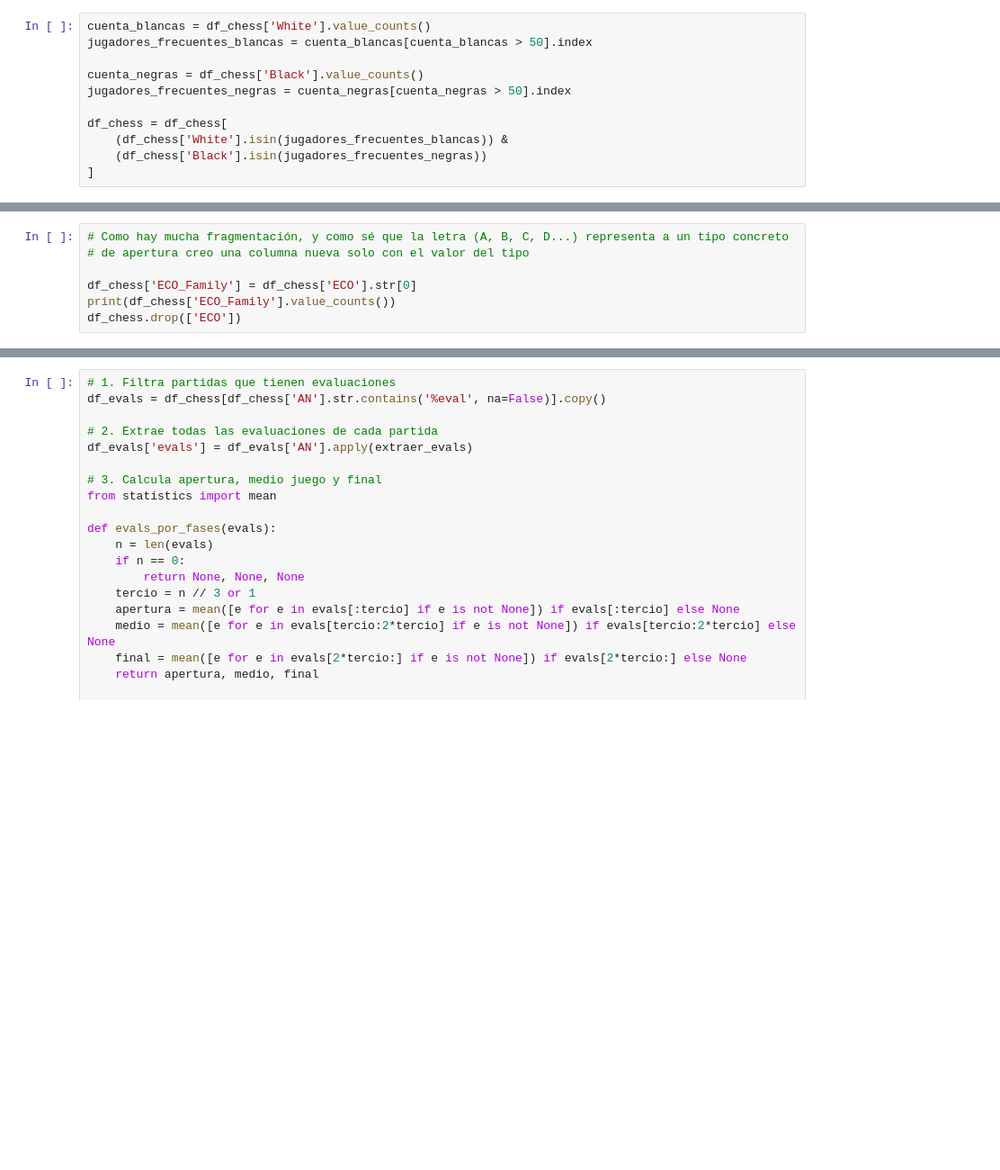
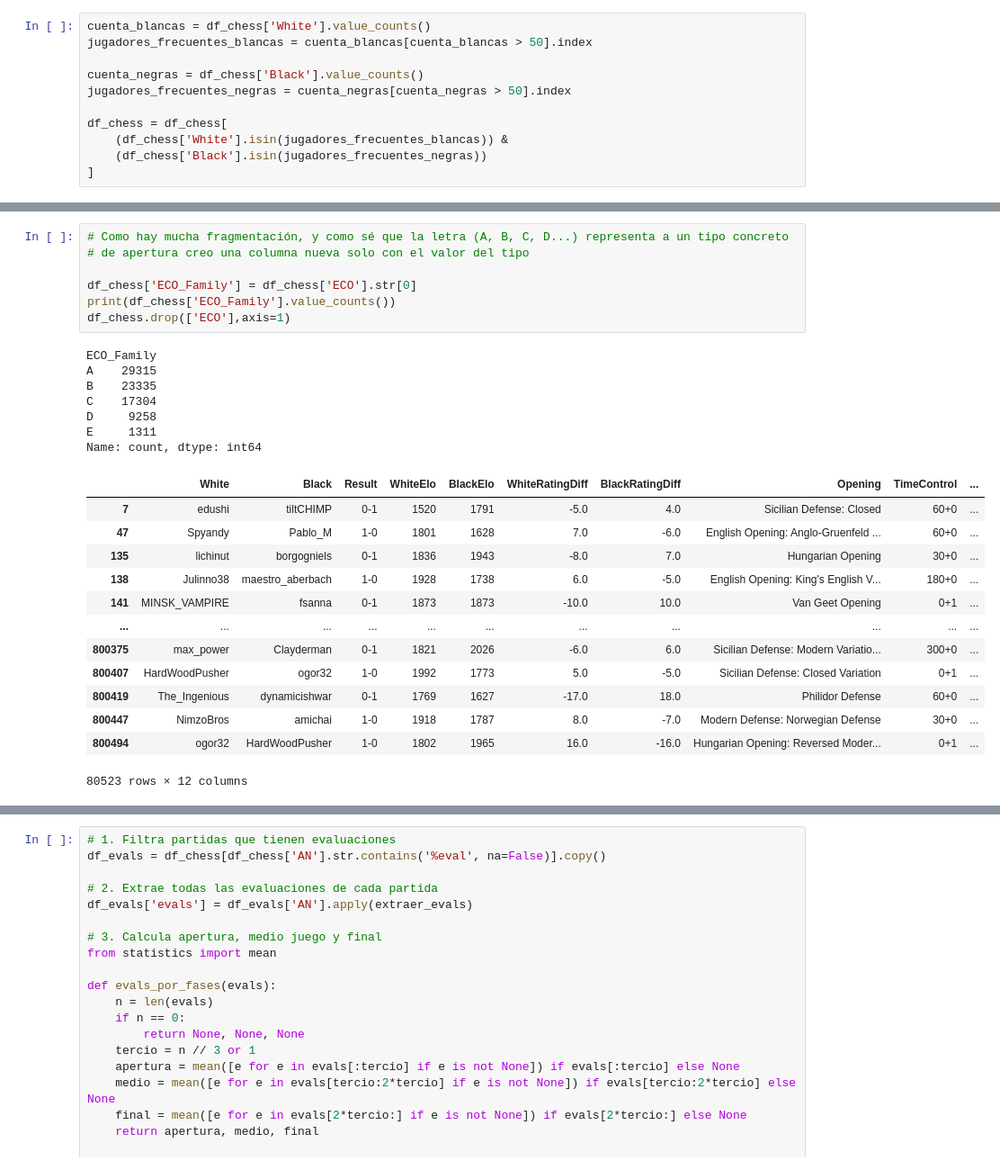
Before and after one commit to eortas/ML_Chess, a Jupyter notebook: notebooks/chess.ipynb, the cells around one changed output, grey strips where cells are left out. Shown at 90% size. Saved outputs shown, nothing was run; the diff lists cells and outputs as text; blank space fills up the shorter version.

```diff
--- a/notebooks/chess.ipynb
+++ b/notebooks/chess.ipynb
@@ -58,10 +197,31 @@ df_chess['ECO'].value_counts()
 # %%
 # Como hay mucha fragmentación, y como sé que la letra (A, B, C, D...) representa a un tipo concreto
 # de apertura creo una columna nueva solo con el valor del tipo
 
 df_chess['ECO_Family'] = df_chess['ECO'].str[0]
 print(df_chess['ECO_Family'].value_counts())
-df_chess.drop(['ECO'])
+df_chess.drop(['ECO'],axis=1)
+# %% [output]
+ECO_Family
+A    29315
+B    23335
+C    17304
+D     9258
+E     1311
+Name: count, dtype: int64
+|  | White | Black | Result | WhiteElo | BlackElo | WhiteRatingDiff | BlackRatingDiff | Opening | TimeControl | ... |
+| 7 | edushi | tiltCHIMP | 0-1 | 1520 | 1791 | -5.0 | 4.0 | Sicilian Defense: Closed | 60+0 | ... |
+| 47 | Spyandy | Pablo_M | 1-0 | 1801 | 1628 | 7.0 | -6.0 | English Opening: Anglo-Gruenfeld ... | 60+0 | ... |
+| 135 | lichinut | borgogniels | 0-1 | 1836 | 1943 | -8.0 | 7.0 | Hungarian Opening | 30+0 | ... |
+| 138 | Julinno38 | maestro_aberbach | 1-0 | 1928 | 1738 | 6.0 | -5.0 | English Opening: King's English V... | 180+0 | ... |
+| 141 | MINSK_VAMPIRE | fsanna | 0-1 | 1873 | 1873 | -10.0 | 10.0 | Van Geet Opening | 0+1 | ... |
+| ... | ... | ... | ... | ... | ... | ... | ... | ... | ... | ... |
+| 800375 | max_power | Clayderman | 0-1 | 1821 | 2026 | -6.0 | 6.0 | Sicilian Defense: Modern Variatio... | 300+0 | ... |
+| 800407 | HardWoodPusher | ogor32 | 1-0 | 1992 | 1773 | 5.0 | -5.0 | Sicilian Defense: Closed Variation | 0+1 | ... |
+| 800419 | The_Ingenious | dynamicishwar | 0-1 | 1769 | 1627 | -17.0 | 18.0 | Philidor Defense | 60+0 | ... |
+| 800447 | NimzoBros | amichai | 1-0 | 1918 | 1787 | 8.0 | -7.0 | Modern Defense: Norwegian Defense | 30+0 | ... |
+| 800494 | ogor32 | HardWoodPusher | 1-0 | 1802 | 1965 | 16.0 | -16.0 | Hungarian Opening: Reversed Moder... | 0+1 | ... |
+80523 rows × 12 columns
 # %%
 # Fonction pour extraire les évaluations des coups et les convertir en une liste.
 
```
Also changed, not shown: parts of 19 cells of this notebook, 7 other files.
